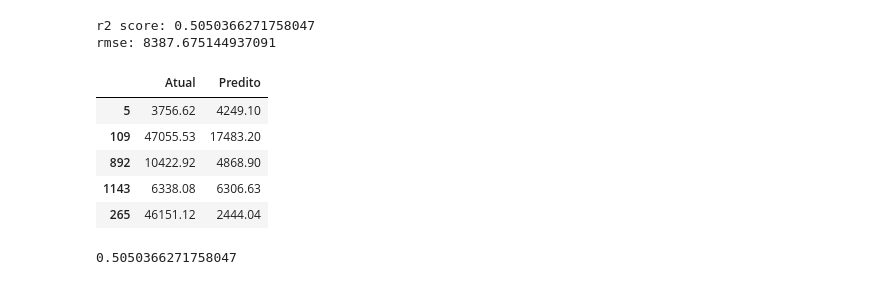
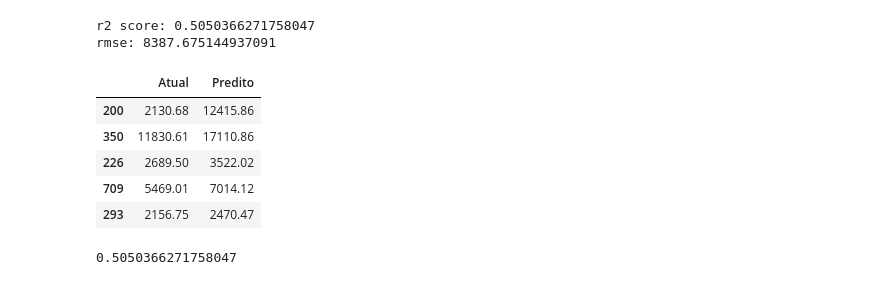
Before and after one commit to Jcnok/modelos-ml-python, a Jupyter notebook: Medical_Cost_Personal.ipynb, the cells around one changed output. Saved outputs shown, nothing was run; the diff lists cells and outputs as text; code cells hidden in the pictures.

```diff
--- a/Medical_Cost_Personal.ipynb
+++ b/Medical_Cost_Personal.ipynb
@@ -929,15 +932,15 @@ print('rmse:', knnr_rmse)
 r2 score: 0.5050366271758047
 rmse: 8387.675144937091
 # %%
-df_KnnRegressor = pd.DataFrame({'Atual': yteste, 'Predito': knnr_predict})
+df_KnnRegressor = pd.DataFrame({'Atual': y_test, 'Predito': knnr_predict})
 df_KnnRegressor.head()
 # %% [output]
 |  | Atual | Predito |
-| 5 | 3756.62 | 4249.10 |
-| 109 | 47055.53 | 17483.20 |
-| 892 | 10422.92 | 4868.90 |
-| 1143 | 6338.08 | 6306.63 |
-| 265 | 46151.12 | 2444.04 |
+| 200 | 2130.68 | 12415.86 |
+| 350 | 11830.61 | 17110.86 |
+| 226 | 2689.50 | 3522.02 |
+| 709 | 5469.01 | 7014.12 |
+| 293 | 2156.75 | 2470.47 |
 # %%
 #visualização do resultado do modelo de predição.
 viz = PredictionError(knnr)
```
Also changed, not shown: parts of 38 cells of this notebook.
